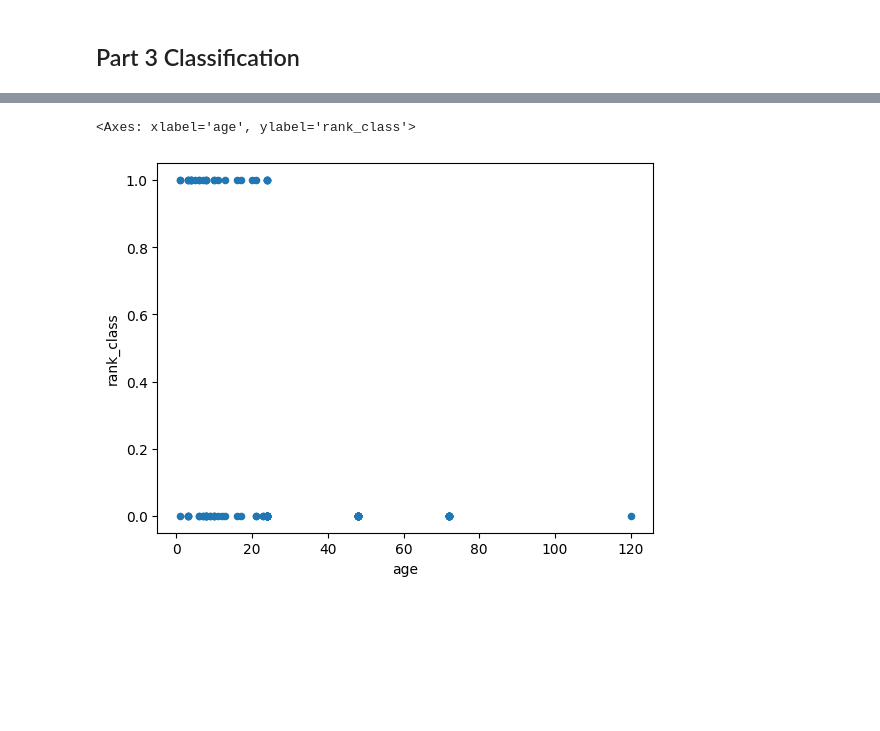
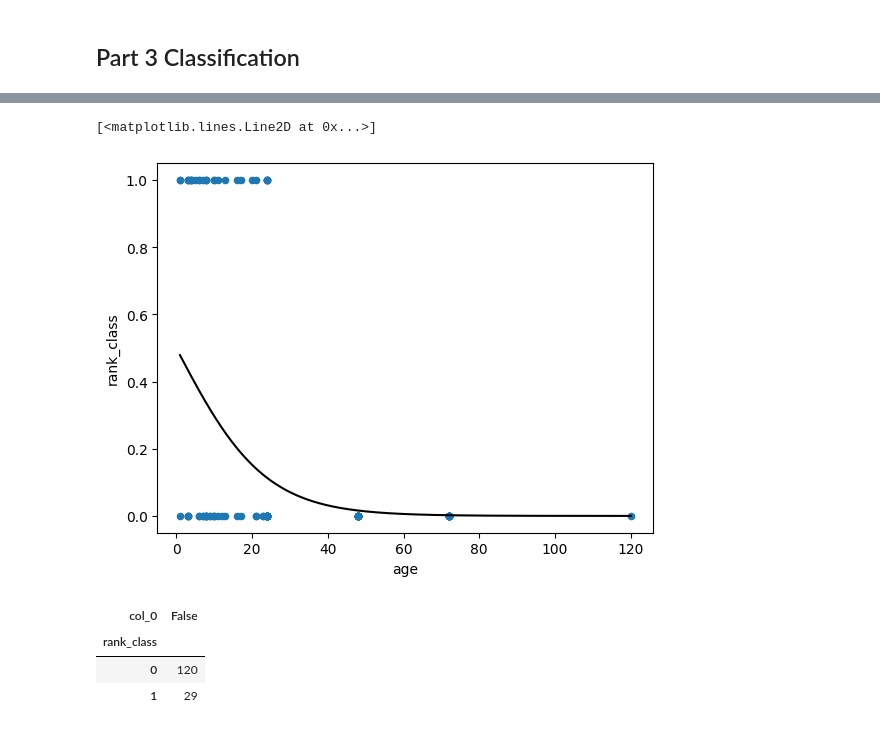
Before and after one commit to ClawCodes/MSD, a Jupyter notebook: CS6017/homework_3/sample.ipynb, the cells around one changed output, grey strips where cells are left out. Drawn from its saved outputs; the diff is of its cells as text; code cells hidden in the pictures; blank space fills up the shorter version.

Commit message:
finished logit

```diff
--- a/CS6017/homework_3/sample.ipynb
+++ b/CS6017/homework_3/sample.ipynb
@@ -213,5 +213,6 @@ In the first and second model, points seems to have a minimal impact on rank.
 # %%
 df['rank_class'] = df['rank'].apply(lambda rank: int(rank <= 30)) # Front page contains ranks up to 30
 # %%
-print(df['rank_class'].value_counts())
+single_logit = sm.Logit(df['rank_class'], df['age']).fit()
+single_logit.summary()
 # %% [output]
@@ -222,6 +232,18 @@ Name: count, dtype: int64
 # %%
 df.plot.scatter(x='age', y='rank_class')
+logistic = lambda x: 1/(1+np.exp(-x))
+x = np.linspace(df['age'].min(),df['age'].max(),1000)
+par = dict(single_logit.params)
+plt.plot(x, logistic(par['age'] * x), color='black')
 # %% [output]
-<Axes: xlabel='age', ylabel='rank_class'>
+[<matplotlib.lines.Line2D at 0x...>]
-[figure, old version]
+[figure, new version]
+# %%
+preds = single_logit.predict() > 0.5
+pd.crosstab(df['rank_class'], preds)
+# %% [output]
+| col_0 | False |
+| rank_class |  |
+| 0 | 120 |
+| 1 | 29 |
 # %%
```
Also changed, not shown: parts of 5 cells of this notebook.
